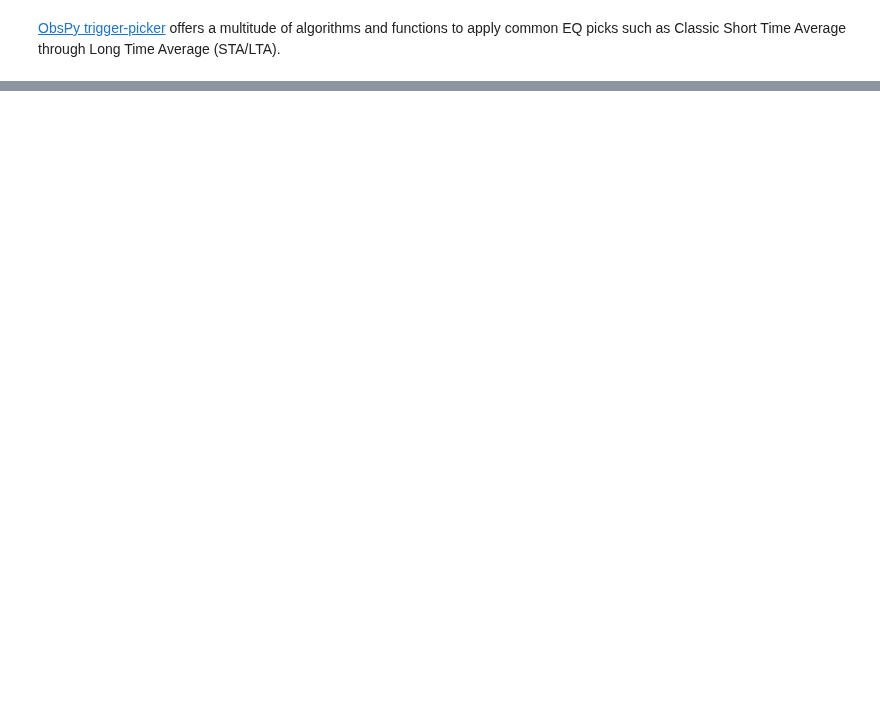
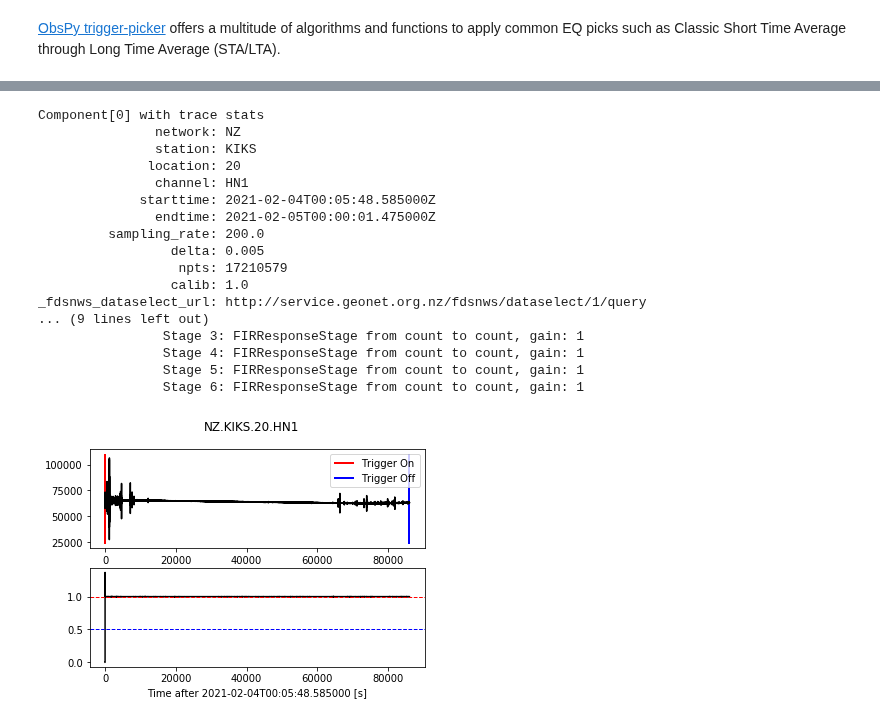
Before and after one commit to waidyanatha/quasar, a Jupyter notebook: notebooks/2a_wafeform_analysis.ipynb, the cells around one changed output, grey strips where cells are left out. Saved outputs shown, nothing was run; the diff lists cells and outputs as text; code cells hidden in the pictures; blank space fills up the shorter version.

Commit message:
2a LTA/STA and Recursive LTA/STA tested for one trace
Signed-off-by: EC2 Default User <ec2-user@ip-172-16-83-26.ap-southeast-1.compute.internal>

```diff
--- a/notebooks/2a_wafeform_analysis.ipynb
+++ b/notebooks/2a_wafeform_analysis.ipynb
@@ -85,0 +84,27 @@ MemoryError: Unable to allocate 445. MiB for an array with shape (2, 29164936) a
+# %%
+from obspy.signal.trigger import classic_sta_lta, recursive_sta_lta, plot_trigger
+for idx_tr, item_tr in enumerate(trace):
+    print(f'Component[{idx_tr}] with trace stats \n{item_tr.stats}')
+    df = item_tr.stats.sampling_rate
+    cft = recursive_sta_lta(item_tr.data, int(5 * df), int(10 * df))
+    plot_trigger(item_tr, cft, 1.0, 0.5)
+    break
+# %% [output]
+Component[0] with trace stats
+               network: NZ
+               station: KIKS
+              location: 20
+               channel: HN1
+             starttime: 2021-02-04T00:05:48.585000Z
+               endtime: 2021-02-05T00:00:01.475000Z
+         sampling_rate: 200.0
+                 delta: 0.005
+                  npts: 17210579
+                 calib: 1.0
+_fdsnws_dataselect_url: http://service.geonet.org.nz/fdsnws/dataselect/1/query
+... (9 lines left out)
+                Stage 3: FIRResponseStage from count to count, gain: 1
+                Stage 4: FIRResponseStage from count to count, gain: 1
+                Stage 5: FIRResponseStage from count to count, gain: 1
+                Stage 6: FIRResponseStage from count to count, gain: 1
+[figure, added]
```
Also changed, not shown: parts of 3 cells of this notebook.
